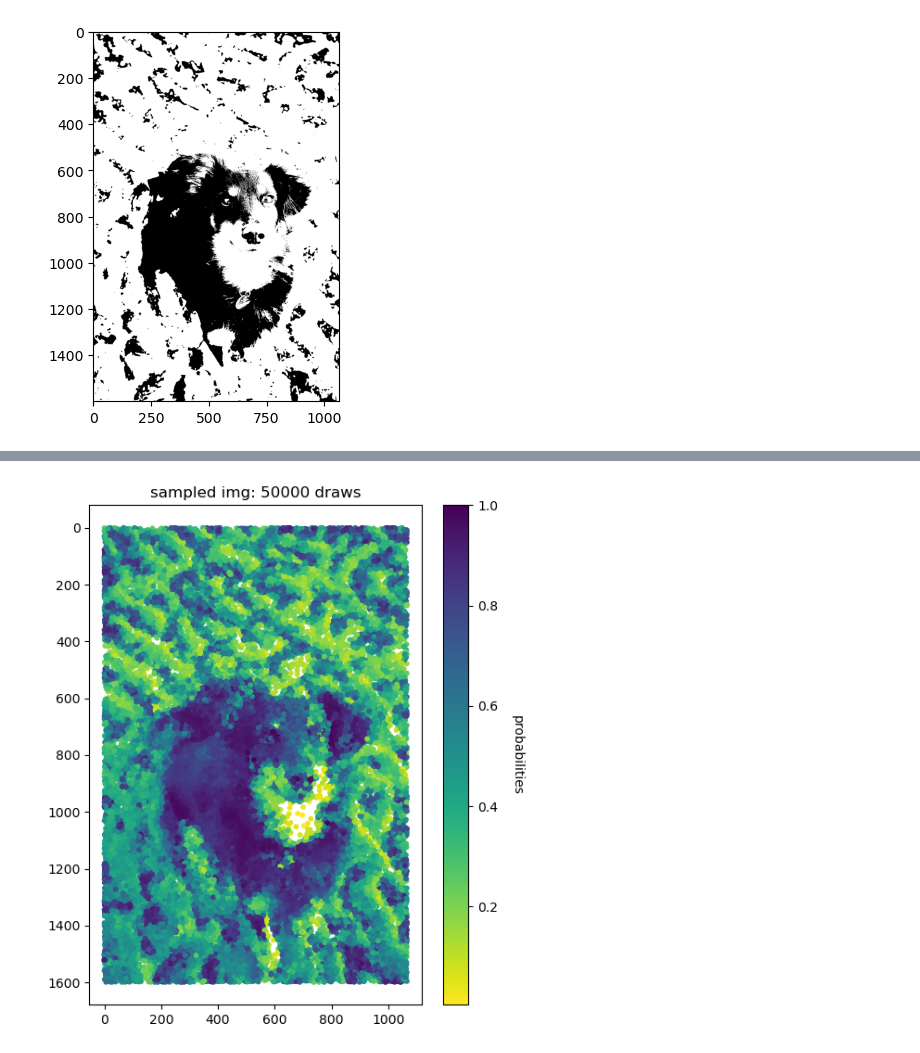
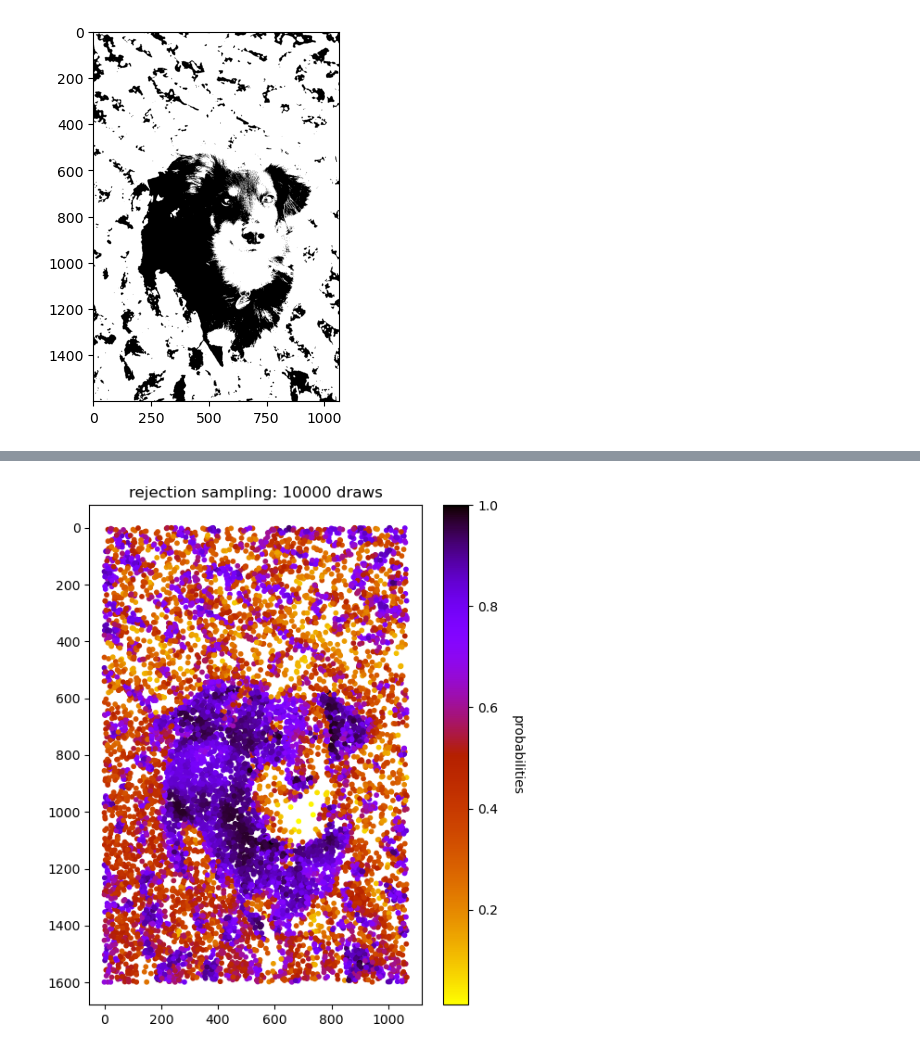
Before and after one commit to dHuberYoumans/maths, a Jupyter notebook: ImgSampling/sampling_from_img.ipynb, the cells around one changed output, grey strips where cells are left out. Cells and saved outputs as stored; diff of their text form; code cells hidden in the pictures.

Commit message:
added rejection sampling method

```diff
--- a/ImgSampling/sampling_from_img.ipynb
+++ b/ImgSampling/sampling_from_img.ipynb
@@ -124,5 +226,6 @@ plt.imshow(thresh_img,cmap='gray_r')
 # %%
-N = 50_000
-sample(eddie,n_draws=N,figsize=(6,7),dot_size=10,cmap='viridis_r',title=f'sampled img: {N} draws')
+# SAMPLE FROM PMF DEFINED BY IMAGE
+N = 10_000
+rejection_sampling(eddie,n_draws=N,figsize=(6,7),dot_size=10,cmap='gnuplot_r',title=f'rejection sampling: {N} draws')
 # %% [output]
-[figure, old version]
+[figure, new version]
```
Also changed, not shown: parts of 9 cells of this notebook.
